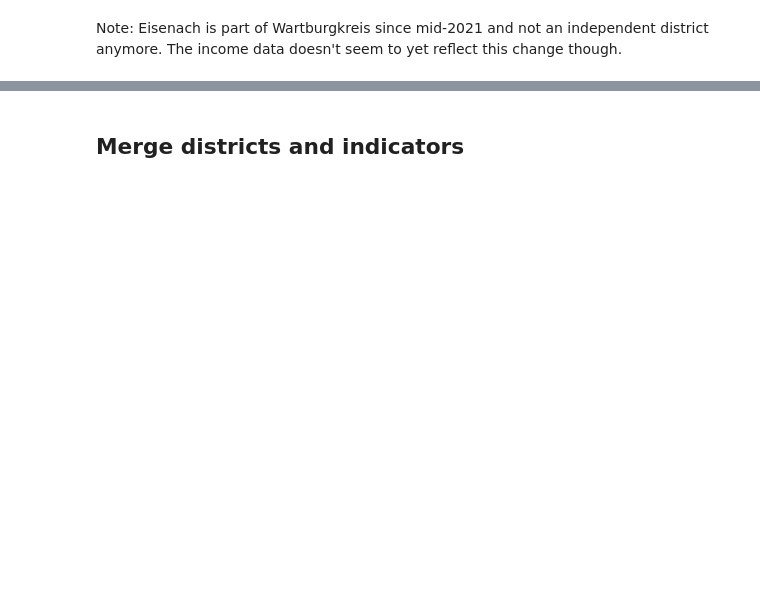
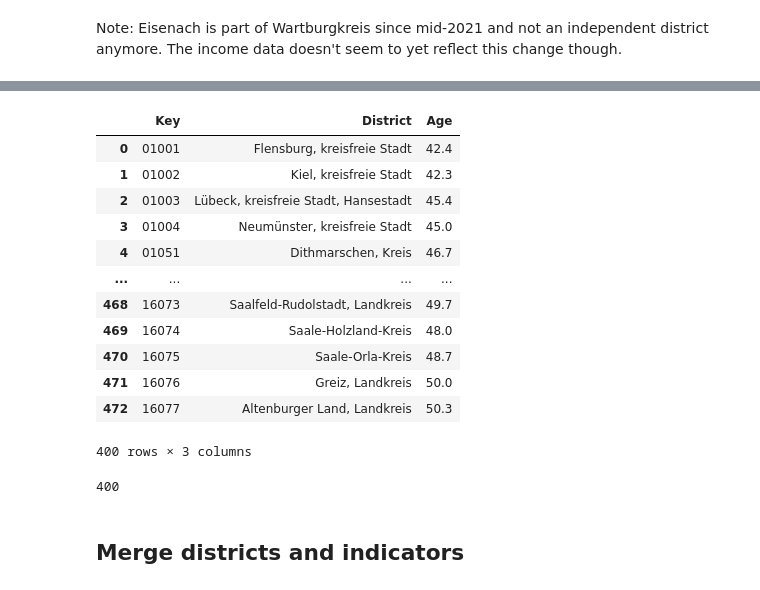
Before and after one commit to alexvmt/quality-of-life, a Jupyter notebook: indicators.ipynb, the cells around one changed output, grey strips where cells are left out. Drawn from its saved outputs; the diff is of its cells as text; code cells hidden in the pictures; blank space fills up the shorter version.

```diff
--- a/indicators.ipynb
+++ b/indicators.ipynb
@@ -167,0 +326,4 @@ Note: Eisenach is part of Wartburgkreis since mid-2021 and not an independent di
+# %%
+average_age = average_age.loc[average_age['Key'].str.len() == 5].reset_index(drop=True)
+# %%
+average_age['Age'] = average_age['Age'].replace(['-', '.'], np.nan)
@@ -167,0 +334,2 @@ Note: Eisenach is part of Wartburgkreis since mid-2021 and not an independent di
+# %%
+average_age = average_age.dropna()
@@ -168,3 +340,25 @@ Note: Eisenach is part of Wartburgkreis since mid-2021 and not an independent di
+# %%
+average_age['Age'] = average_age['Age'].astype(np.float64)
+# %%
+average_age
+# %% [output]
+|  | Key | District | Age |
+| 0 | 01001 | Flensburg, kreisfreie Stadt | 42.4 |
+| 1 | 01002 | Kiel, kreisfreie Stadt | 42.3 |
+| 2 | 01003 | Lübeck, kreisfreie Stadt, Hansestadt | 45.4 |
+| 3 | 01004 | Neumünster, kreisfreie Stadt | 45.0 |
+| 4 | 01051 | Dithmarschen, Kreis | 46.7 |
+| ... | ... | ... | ... |
+| 468 | 16073 | Saalfeld-Rudolstadt, Landkreis | 49.7 |
+| 469 | 16074 | Saale-Holzland-Kreis | 48.0 |
+| 470 | 16075 | Saale-Orla-Kreis | 48.7 |
+| 471 | 16076 | Greiz, Landkreis | 50.0 |
+| 472 | 16077 | Altenburger Land, Landkreis | 50.3 |
+400 rows × 3 columns
+# %%
+average_age['Key'].nunique()
+# %% [output]
+400
 # %% [markdown]
 ## Merge districts and indicators
 # %%
```
Also changed, not shown: parts of 32 cells of this notebook, 3 other files.
